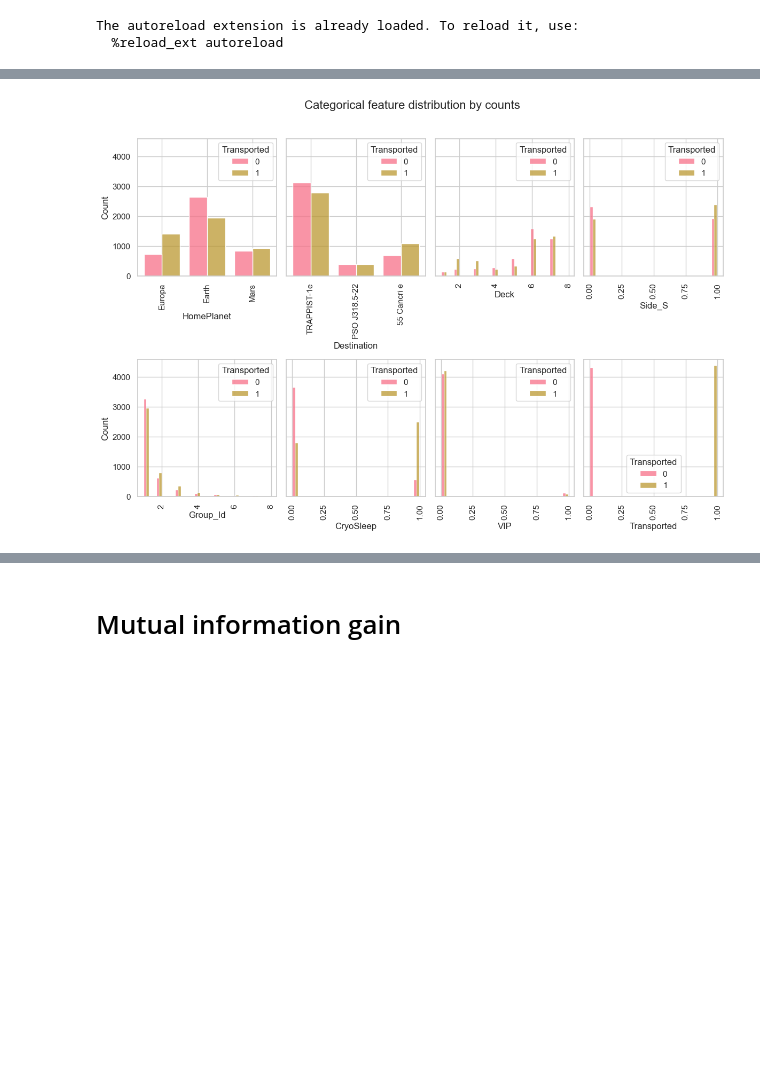
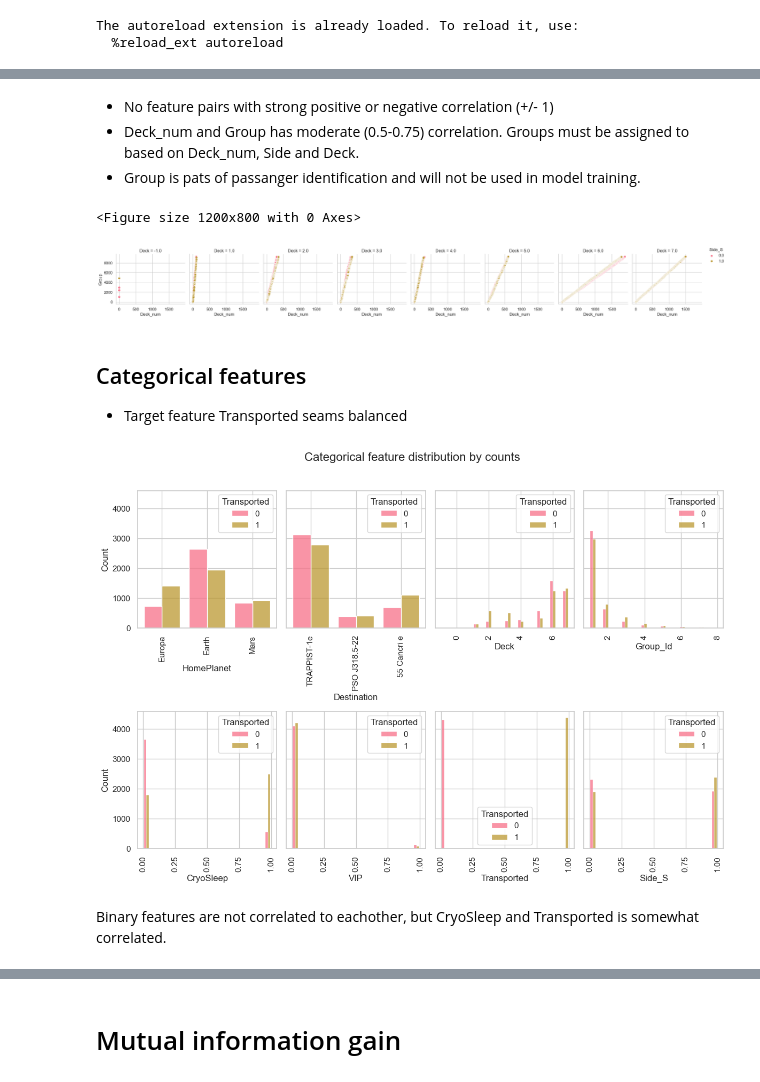
Before and after one commit to gkukse/Spaceship_Titanic, a Jupyter notebook: EDA.ipynb, the cells around one changed output, grey strips where cells are left out. Cells and saved outputs as stored; diff of their text form; code cells hidden in the pictures; blank space fills up the shorter version.

Commit message:
Data cleaning

```diff
--- a/EDA.ipynb
+++ b/EDA.ipynb
@@ -142,10 +228,0 @@ VRDeck
-# %%
-category_features = ['HomePlanet', 'Destination', 'Deck', 'Side_S', 'Group_Id']
-binaruy_features = ['CryoSleep', 'VIP', 'Transported']
-
-
-for feature in binaruy_features:
-    try:
-        titanic[feature] = titanic[feature].astype(int)
-    except:
-        titanic[feature] = titanic[feature].astype(float)
@@ -151,0 +245,9 @@ for feature in binaruy_features:
+# %%
+amenities = ['RoomService', 'FoodCourt', 'ShoppingMall', 'Spa', 'VRDeck']
+continuous_features = ['Age', 'Group', 'Deck_num'] + amenities
+# %%
+titanic_log = titanic.copy()
+
+# Updating spent amount to -1, when spent was 0 (for log transformation to work)
+titanic_log[amenities] = titanic_log[amenities].replace({0:-1})
+titanic_log[amenities] = titanic_log[amenities].apply(np.log)
@@ -152,17 +274,39 @@ for feature in binaruy_features:
+# %% [markdown]
+* No feature pairs with strong positive or negative correlation (+/- 1)
+* Deck_num and Group has moderate (0.5-0.75) correlation. Groups must be assigned to based on Deck_num, Side and Deck.
+* Group is pats of passanger identification and will not be used in model training.
+# %%
+plt.figure(figsize=(12, 8))
+
+g = sns.FacetGrid(titanic_log, col="Deck", hue='Side_S')
+
+g.map(sns.scatterplot, "Deck_num", "Group")
+g.add_legend(title='Side_S', loc='upper right', bbox_to_anchor=(1, 1))
+
+plt.show()
+# %% [output]
+<Figure size 1200x800 with 0 Axes>
+[figure, added]
+# %% [markdown]
+## Categorical features
+* Target feature Transported seams balanced
+# %%
+category_features = ['HomePlanet', 'Destination', 'Deck', 'Group_Id']
+binary_features = ['CryoSleep', 'VIP', 'Transported', 'Side_S']
 # %%
 fig, axes = plt.subplots(2, 4, figsize=(12, 8), sharey=True)
 
-
 axes = axes.flatten()
 
-for i, col in enumerate(category_features + binaruy_features):
-    sns.histplot(data=titanic, x=col, bins=20, multiple="dodge", shrink=.8,
+for i, col in enumerate(category_features + binary_features):
+    sns.histplot(data=titanic_log, x=col, bins=20, multiple="dodge", shrink=.8,
                  ax=axes[i], hue='Transported', legend=True)
-    #axes[i].set_title(col)
     axes[i].tick_params(axis='x', rotation=90)
 
 plt.suptitle(f"Categorical feature distribution by counts", size=16, y=1.02)
 plt.tight_layout()
 plt.show()
 # %% [output]
-[figure, old version]
+[figure, new version]
+# %% [markdown]
+Binary features are not correlated to eachother, but CryoSleep and Transported is somewhat correlated.
```
Also changed, not shown: parts of 52 cells of this notebook, 1 other file.
